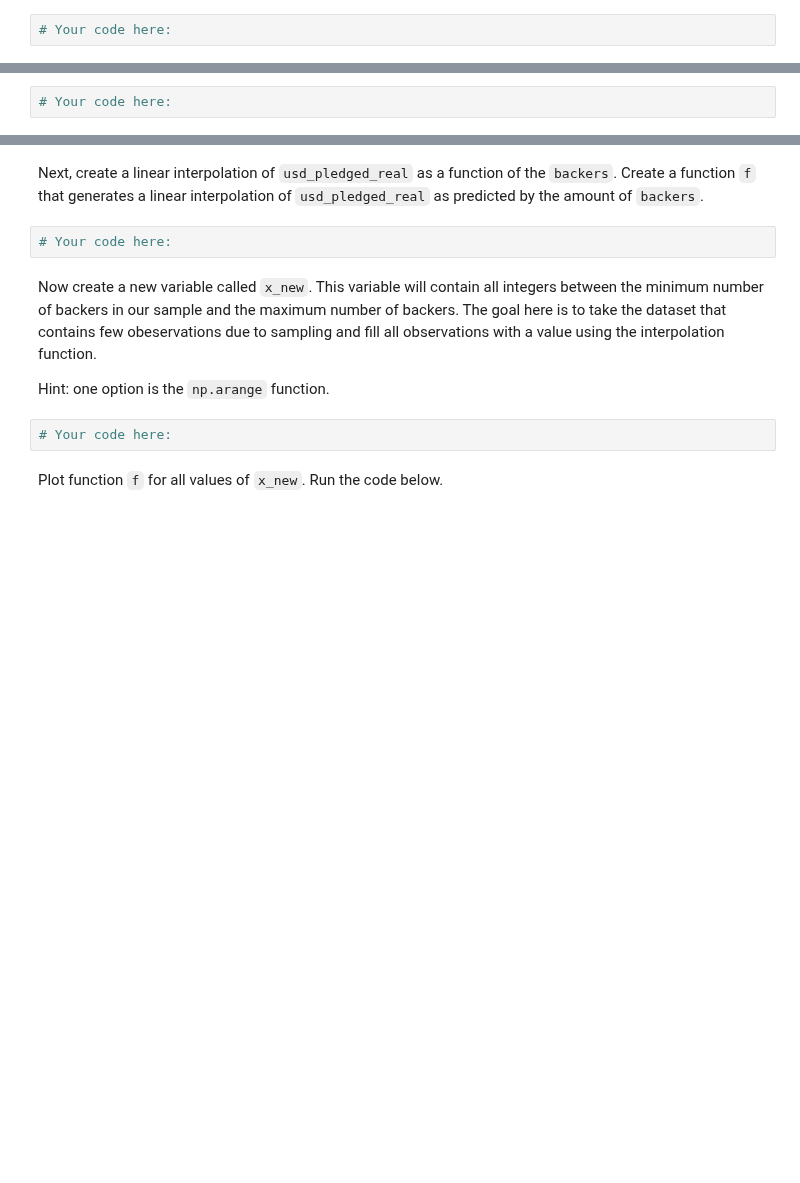
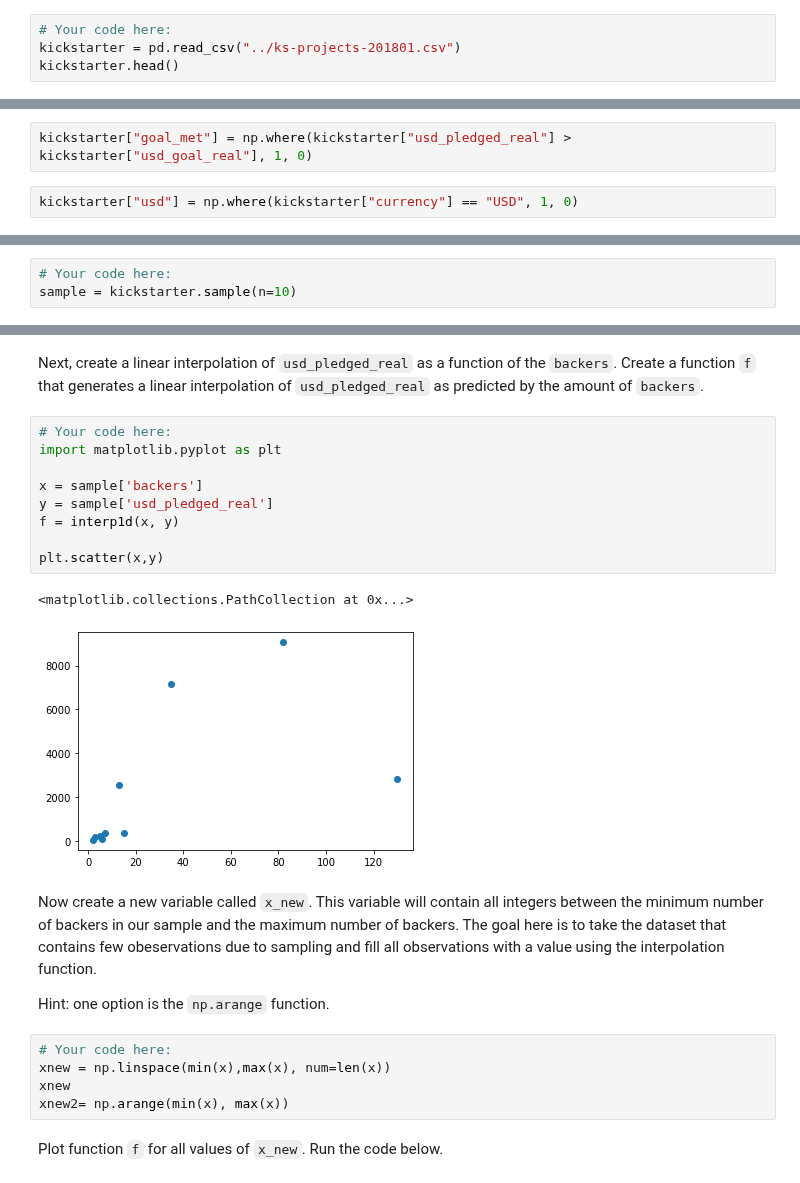
Before and after one commit to ta-data-lis/lab-intro-to-scipy, a Jupyter notebook: your-code/main.ipynb, the cells around one changed output, grey strips where cells are left out. Saved outputs shown, nothing was run; the diff lists cells and outputs as text; blank space fills up the shorter version.

```diff
--- a/your-code/main.ipynb
+++ b/your-code/main.ipynb
@@ -11,3 +13,5 @@
 This submodule contains statistical functions for conducting hypothesis tests, producing various distributions and other useful tools. Let's examine this submodule using the KickStarter dataset. Load the data using the `ks-projects-201801.csv` file
 # %%
 # Your code here:
+kickstarter = pd.read_csv("../ks-projects-201801.csv")
+kickstarter.head()
@@ -44,2 +87,6 @@ Next, create a column that checks whether the currency of the project is in US D
+# %%
+kickstarter["goal_met"] = np.where(kickstarter["usd_pledged_real"] > kickstarter["usd_goal_real"], 1, 0)
+# %%
+kickstarter["usd"] = np.where(kickstarter["currency"] == "USD", 1, 0)
 # %% [markdown]
 Now create a contingency table using the `pd.crosstab` function in the cell below to compare the `goal_met` and `usd` columns.
@@ -57,3 +120,4 @@ In the cell below, import the `interp1d` function from `scipy.interpolate` and f
 **Make sure there are not duplicated values in `backers`**
 # %%
 # Your code here:
+sample = kickstarter.sample(n=10)
@@ -60,13 +140,26 @@ In the cell below, import the `interp1d` function from `scipy.interpolate` and f
 # %% [markdown]
 Next, create a linear interpolation of `usd_pledged_real` as a function of the `backers`. Create a function `f` that generates a linear interpolation of `usd_pledged_real` as predicted by the amount of `backers`.
-# %%
-# Your code here:
+# %%
+# Your code here:
+import matplotlib.pyplot as plt
+
+x = sample['backers']
+y = sample['usd_pledged_real']
+f = interp1d(x, y)
+
+plt.scatter(x,y)
+# %% [output]
+<matplotlib.collections.PathCollection at 0x...>
+[figure, added]
 # %% [markdown]
 Now create a new variable called `x_new`. This variable will contain all integers between the minimum number of backers in our sample and the maximum number of backers. The goal here is to take the dataset that contains few obeservations due to sampling and fill all observations with a value using the interpolation function.
 
 Hint: one option is the `np.arange` function.
-# %%
-# Your code here:
+# %%
+# Your code here:
+xnew = np.linspace(min(x),max(x), num=len(x))
+xnew
+xnew2= np.arange(min(x), max(x))
 # %% [markdown]
 Plot function `f` for all values of `x_new`. Run the code below.
 # %%
```
Also changed, not shown: parts of 21 cells of this notebook.
